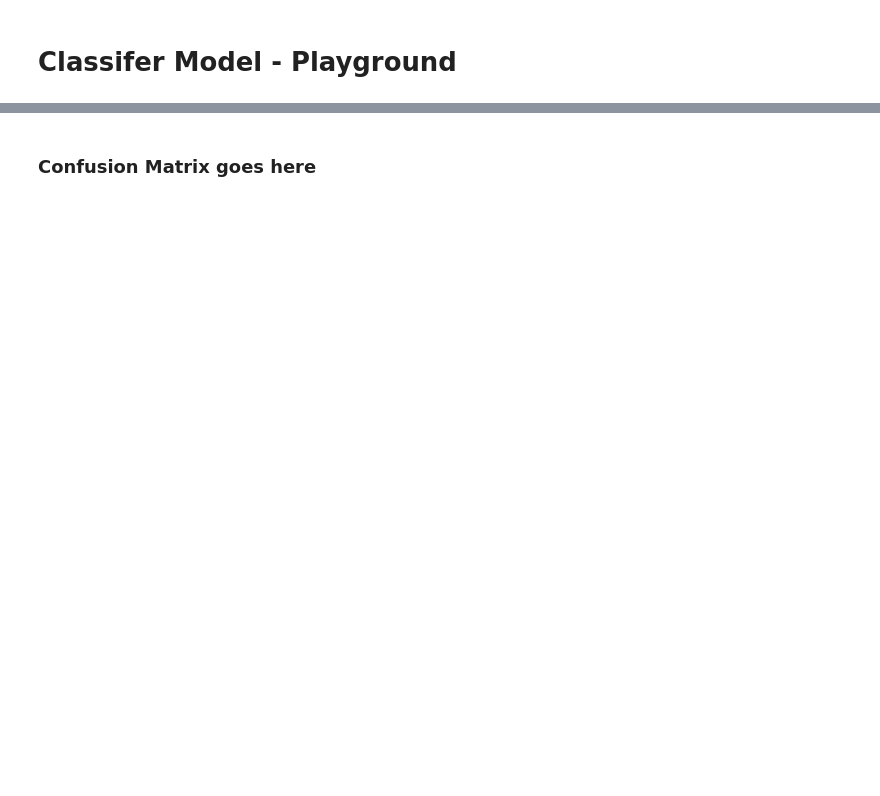
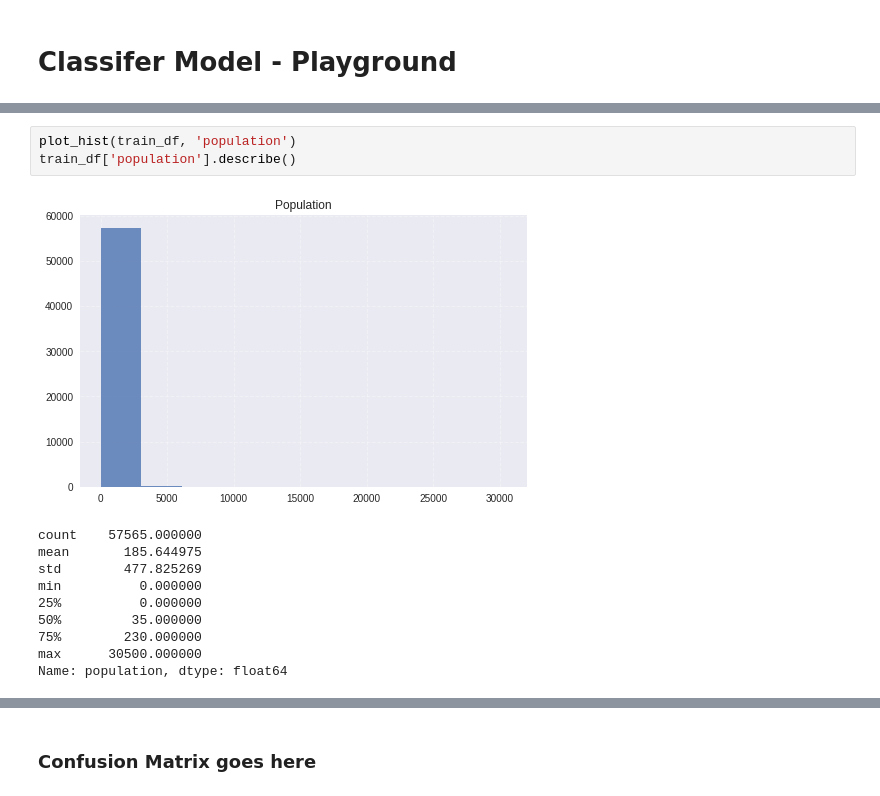
Before and after one commit to kulomady/dsc-phase-3-project, a Jupyter notebook: notebooks/model_playground.ipynb, the cells around one changed output, grey strips where cells are left out. Cells and saved outputs as stored; diff of their text form; blank space fills up the shorter version.

```diff
--- a/notebooks/model_playground.ipynb
+++ b/notebooks/model_playground.ipynb
@@ -156,0 +186,14 @@ test_df.describe()
+# %%
+plot_hist(train_df, 'population')
+train_df['population'].describe()
+# %% [output]
+[figure, added]
+count    57565.000000
+mean       185.644975
+std        477.825269
+min          0.000000
+25%          0.000000
+50%         35.000000
+75%        230.000000
+max      30500.000000
+Name: population, dtype: float64
```
Also changed, not shown: parts of 75 cells of this notebook, 4 other files.
